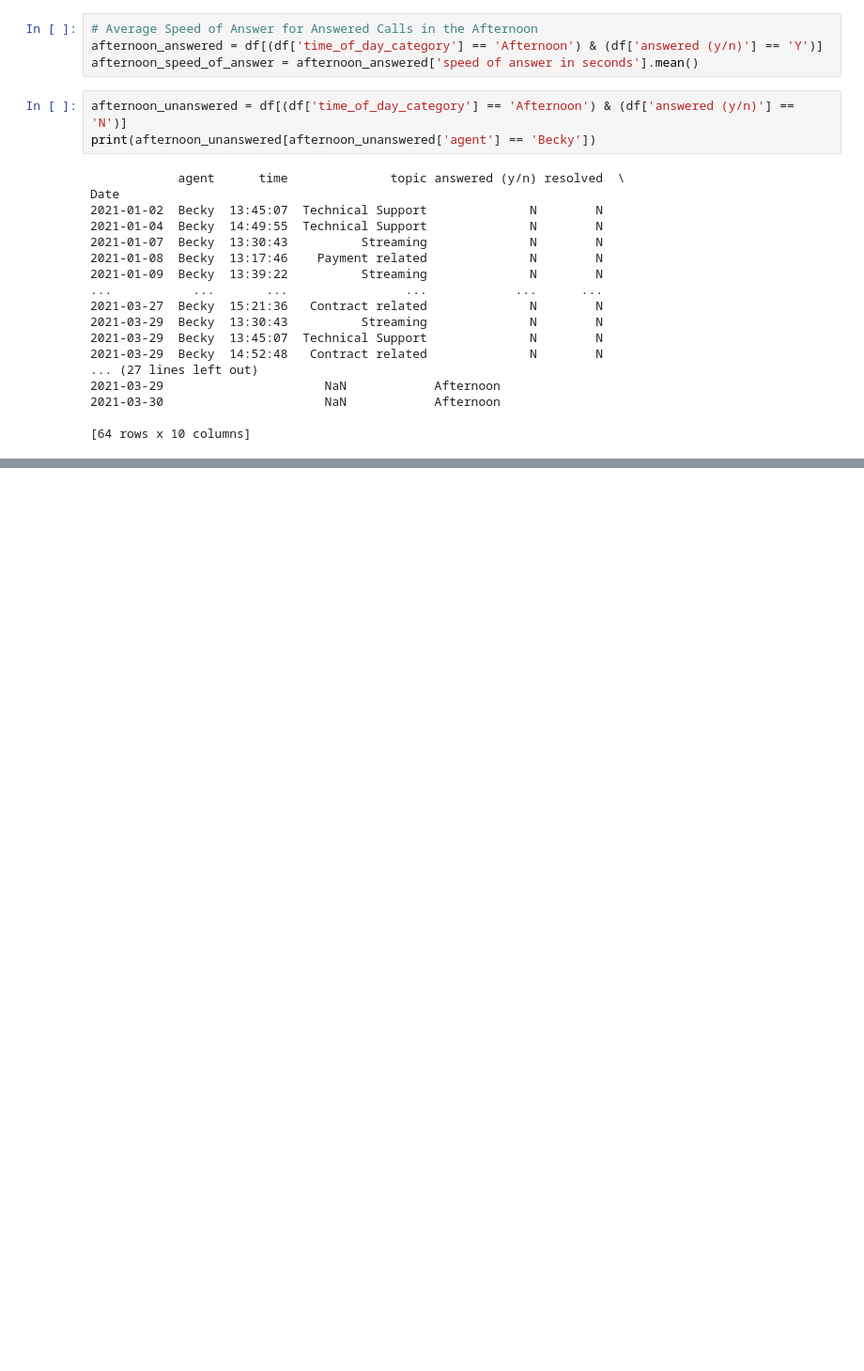
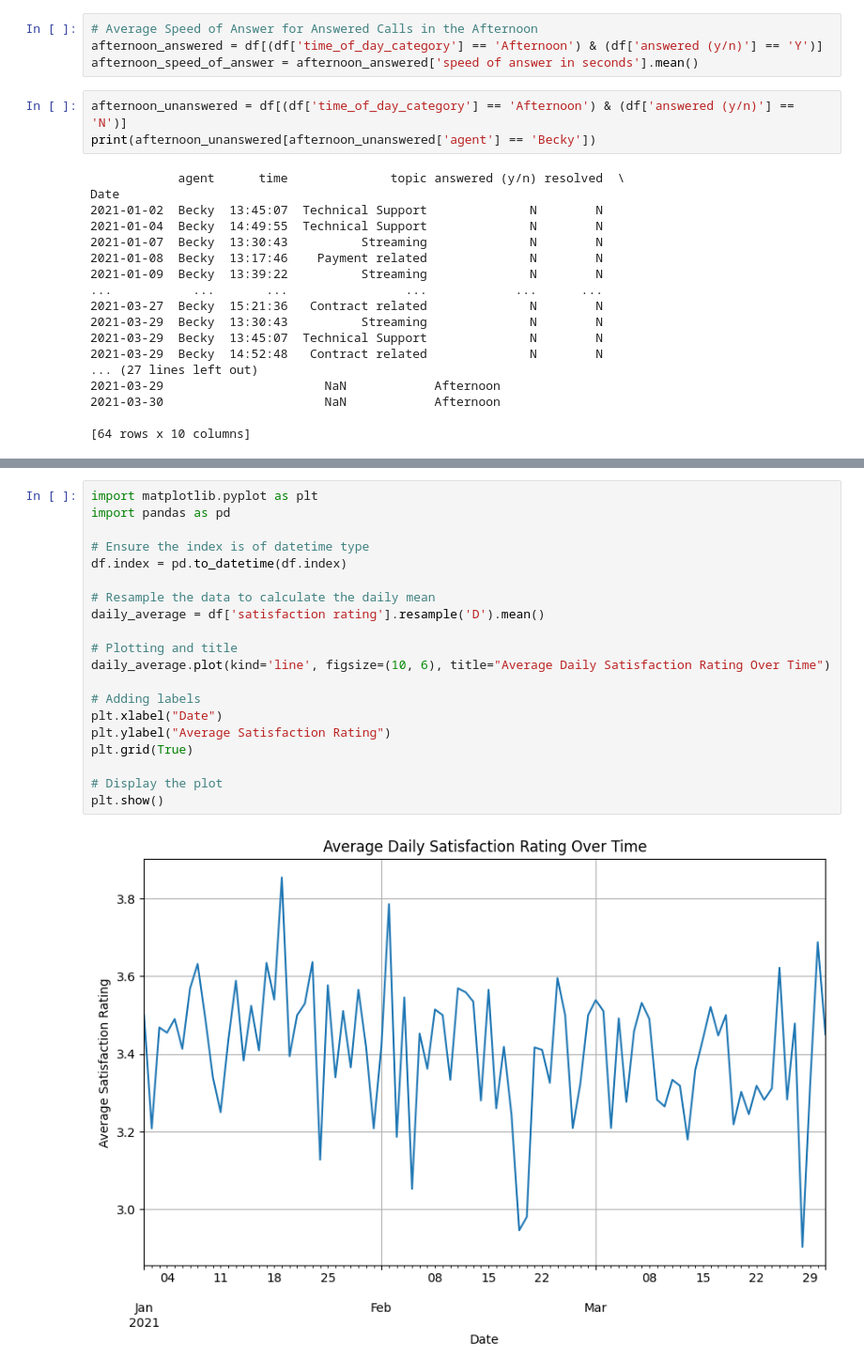
Before and after one commit to daveysull/PFDA, a Jupyter notebook: project/project.ipynb, the cells around one changed output, grey strips where cells are left out. Shown at 94% size. Cells and saved outputs as stored; diff of their text form; blank space fills up the shorter version.

Commit message:
Cleaned up notebook and added some analysis on the satisfaction section including one visual.

```diff
--- a/project/project.ipynb
+++ b/project/project.ipynb
@@ -365,0 +478,22 @@ Date
+# %%
+import matplotlib.pyplot as plt
+import pandas as pd
+
+# Ensure the index is of datetime type
+df.index = pd.to_datetime(df.index)
+
+# Resample the data to calculate the daily mean
+daily_average = df['satisfaction rating'].resample('D').mean()
+
+# Plotting and title
+daily_average.plot(kind='line', figsize=(10, 6), title="Average Daily Satisfaction Rating Over Time")
+
+# Adding labels
+plt.xlabel("Date")
+plt.ylabel("Average Satisfaction Rating")
+plt.grid(True)
+
+# Display the plot
+plt.show()
+# %% [output]
+[figure, added]
```
Also changed, not shown: parts of 18 cells of this notebook, 1 other file.
